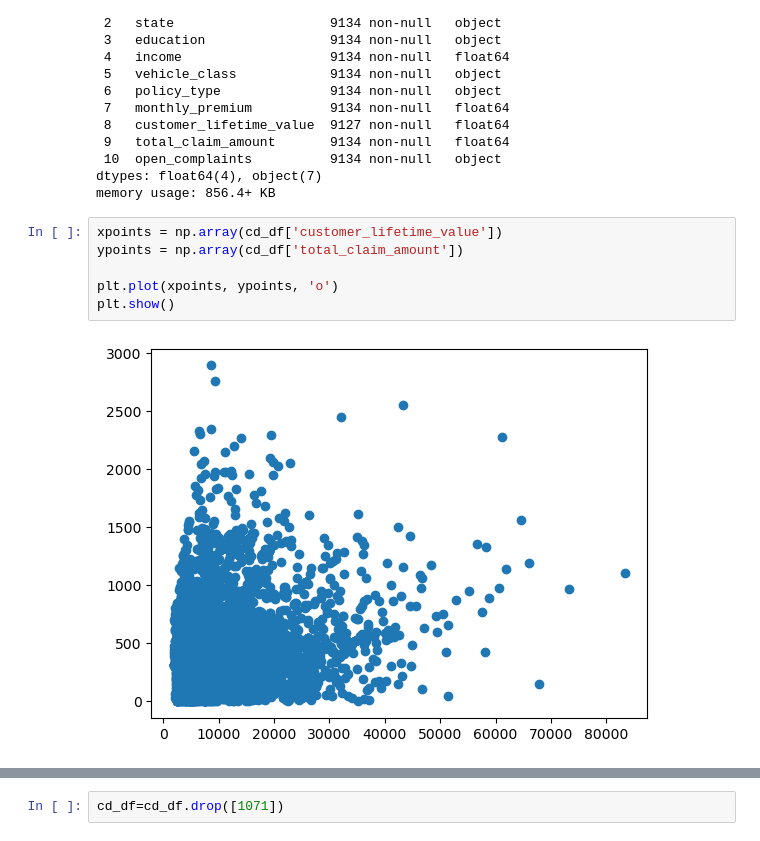
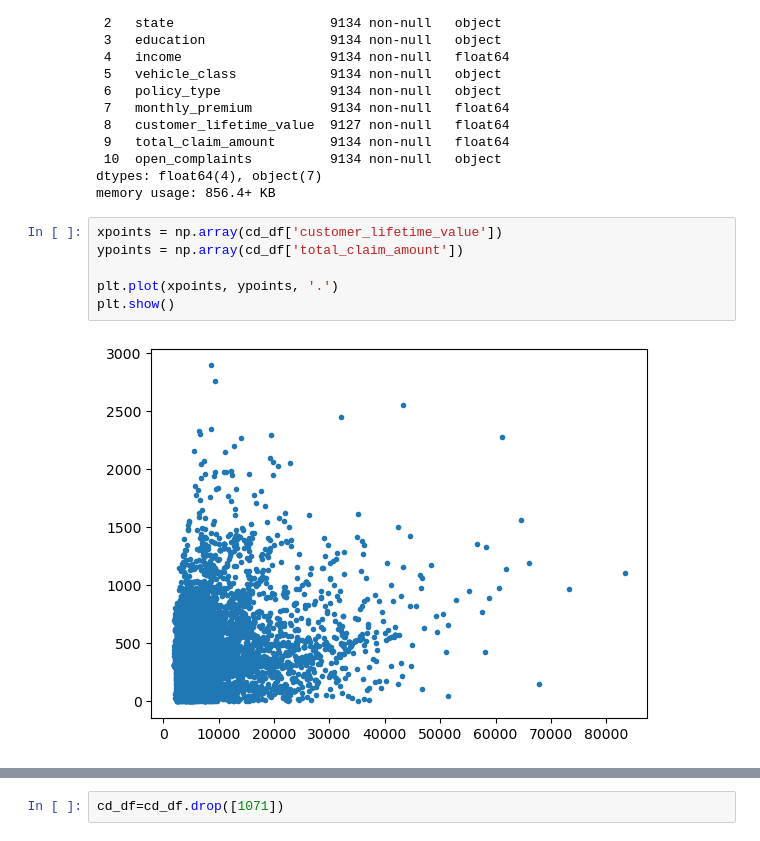
Before and after one commit to FredNurn/IronHack_DataLab_Frederik, a Jupyter notebook: Week 2/Customer_Analysis_Case_Study/CustomerAnalysis.ipynb, the cells around one changed output, grey strips where cells are left out. Drawn from its saved outputs; the diff is of its cells as text.

```diff
--- a/Week 2/Customer_Analysis_Case_Study/CustomerAnalysis.ipynb
+++ b/Week 2/Customer_Analysis_Case_Study/CustomerAnalysis.ipynb
@@ -501,8 +502,8 @@ memory usage: 856.4+ KB
 # %%
 xpoints = np.array(cd_df['customer_lifetime_value'])
 ypoints = np.array(cd_df['total_claim_amount'])
 
-plt.plot(xpoints, ypoints, 'o')
+plt.plot(xpoints, ypoints, '.')
 plt.show()
 # %% [output]
-[figure, old version]
+[figure, new version]
```
Also changed, not shown: parts of 28 cells of this notebook, 1 other file.
